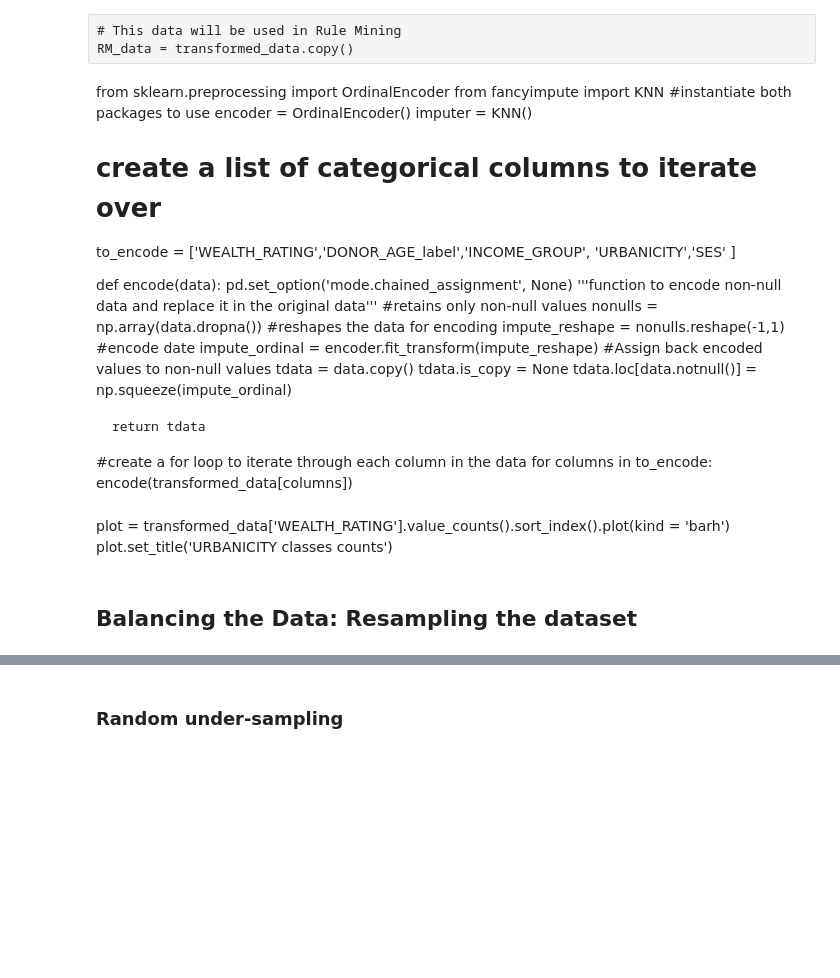
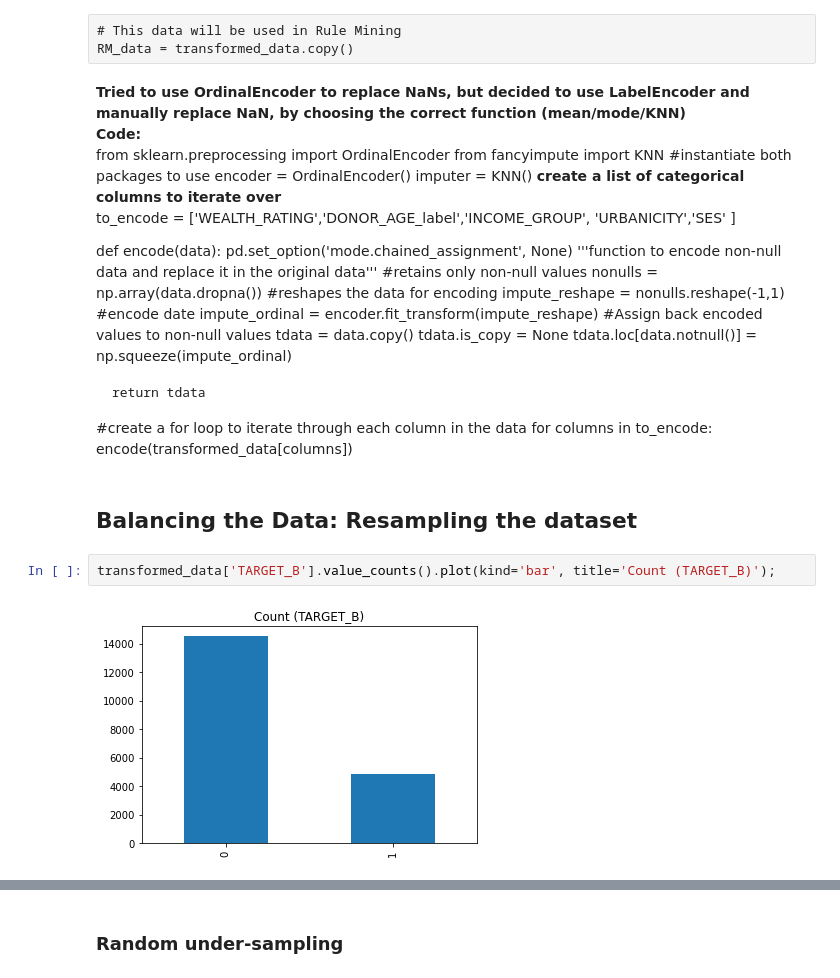
Before and after one commit to jlp237/ml_project, a Jupyter notebook: AA_202021_Project.ipynb, the cells around one changed output, grey strips where cells are left out. Saved outputs shown, nothing was run; the diff lists cells and outputs as text; blank space fills up the shorter version.

```diff
--- a/AA_202021_Project.ipynb
+++ b/AA_202021_Project.ipynb
@@ -594,12 +883,14 @@ transformed_data.info()
 # This data will be used in Rule Mining
 RM_data = transformed_data.copy()
 # %% [markdown]
+**Tried to use OrdinalEncoder to replace NaNs, but decided to use LabelEncoder and manually replace NaN, by choosing the correct function (mean/mode/KNN)** <br>
+**Code:** <br>
 from sklearn.preprocessing import OrdinalEncoder
 from fancyimpute import KNN
 #instantiate both packages to use
 encoder = OrdinalEncoder()
 imputer = KNN()
-# create a list of categorical columns to iterate over
+**create a list of categorical columns to iterate over** <br>
 to_encode = ['WEALTH_RATING','DONOR_AGE_label','INCOME_GROUP', 'URBANICITY','SES' ]
 
 
@@ -622,8 +913,9 @@ def encode(data):
 #create a for loop to iterate through each column in the data
 for columns in to_encode:
     encode(transformed_data[columns])
-# %% [markdown]
-plot = transformed_data['WEALTH_RATING'].value_counts().sort_index().plot(kind = 'barh')
-plot.set_title('URBANICITY classes counts')
 # %% [markdown]
 ## Balancing the Data: Resampling the dataset
+# %%
+transformed_data['TARGET_B'].value_counts().plot(kind='bar', title='Count (TARGET_B)');
+# %% [output]
+[figure, added]
```
Also changed, not shown: parts of 47 cells of this notebook.
